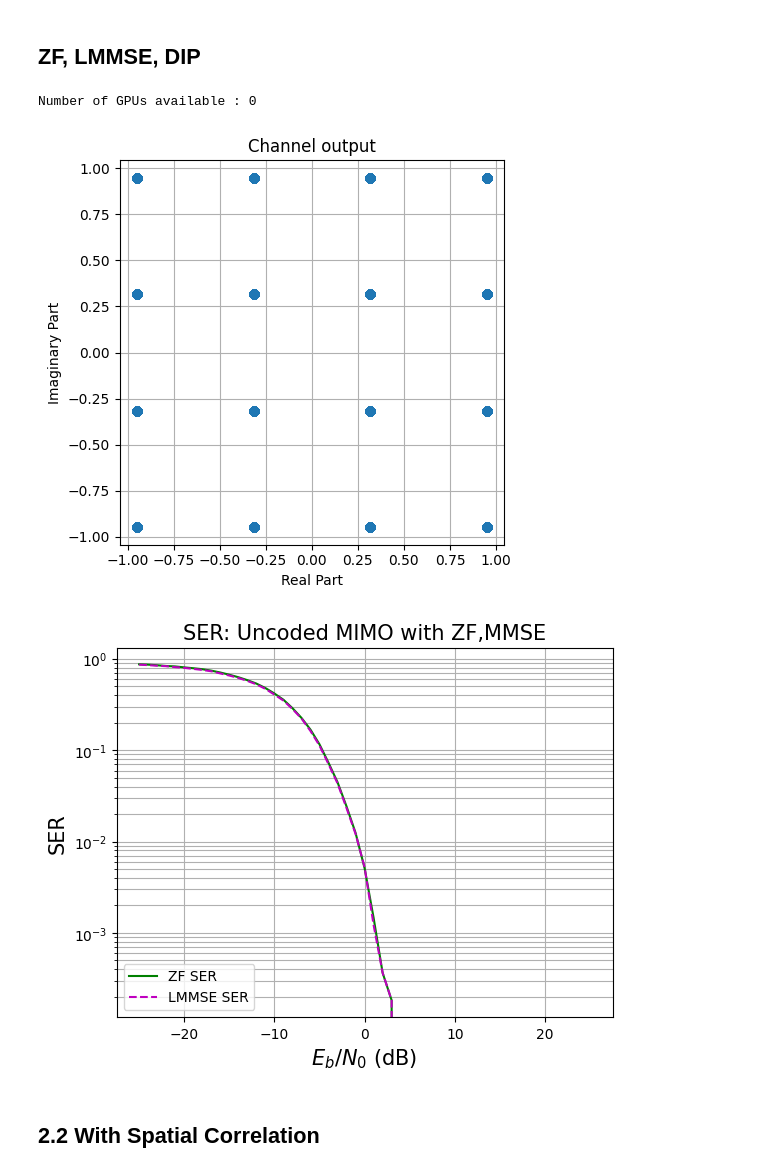
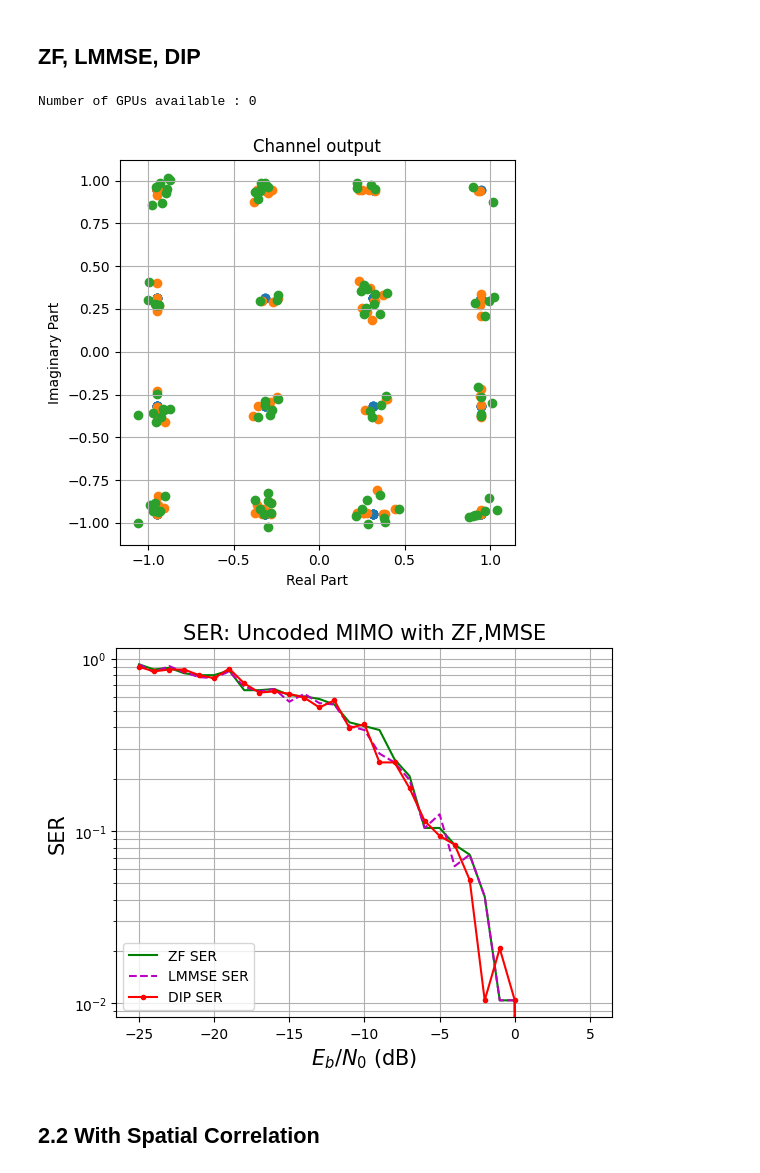
Before and after one commit to leeofaith/sionna, a Jupyter notebook: Jupyter Notebooks/MIMO.ipynb, the cells around one changed output. Cells and saved outputs as stored; diff of their text form; code cells hidden in the pictures.

```diff
--- a/Jupyter Notebooks/MIMO.ipynb
+++ b/Jupyter Notebooks/MIMO.ipynb
@@ -343,18 +343,19 @@ from sionna.utils.metrics import compute_ber
 from xyDIP import DeepImagePrior
 from complex2real import Complex2Real
 
-k = 512 # Block Length
+k = 512 # Block Length:512
 # no = 0.2 # Noise variance of the channel
-NUM_TX_ANT = 4 # Transmit Antennas
-NUM_RX_ANT = 16 # Receive Antennas
-NUM_BITS_PER_SYMBOL = 4 # 16 QAM
+NUM_TX_ANT = 4 # Transmit Antennas:4
+NUM_RX_ANT = 16 # Receive Antennas:16
+NUM_BITS_PER_SYMBOL = 4 # 16QAM
 BATCH_SIZE = 32 # Parallelly Processed Batches
 EBN0_DB_MIN = -25.0 # Minimum Eb/N0 [dB]:-25
-EBN0_DB_MAX = 25.0 # Maximum Eb/N0 [dB]
+EBN0_DB_MAX = 5.0 # Maximum Eb/N0 [dB]
 snrs = []
 bers = []
 sers_zf = []
 sers_lmmse = []
+sers_dip = []
 
 # Binary Source
 binary_source = sn.utils.BinarySource()
@@ -396,17 +397,19 @@ b = binary_source([BATCH_SIZE,NUM_TX_ANT,k])
 
 x = mapper(b)
 # print('x shape =',x.shape)
+# print('x =',x)
 
 shape = tf.shape(x)
 x_reshape = tf.reshape(x,[-1, NUM_TX_ANT])
 # print('x reshape =',x_reshape.shape)
+# print('x_reshape =',x_reshape)
 
 # Tx_Symbols = bits2symbol(b,NUM_BITS_PER_SYMBOL)
 # print('Tx_Symbols =',Tx_Symbols)
 
 
 
-for EBN0_DB in np.linspace(EBN0_DB_MIN,EBN0_DB_MAX,51):
+for EBN0_DB in np.linspace(EBN0_DB_MIN,EBN0_DB_MAX,31):
 
     snrs += [EBN0_DB]
 
@@ -428,19 +431,41 @@ for EBN0_DB in np.linspace(EBN0_DB_MIN,EBN0_DB_MAX,51):
 
     x_hat_zf, no_eff_zf = zf_equalizer(y, h, s)
     # print('x_hat_zf.shape =',x_hat_zf.shape)
+    # print('x_hat_zf =',x_hat_zf)
     x_hat_lmmse, no_eff_lmmse = lmmse_equalizer(y, h, s)
     # print('x_hat_lmmse.shape =',x_hat_lmmse.shape)
 
-    # X_inCH_real,H_real,Y_real = c2r.C2R(x_reshape,h,y)
+    X_inCH_real,H_real,Y_real = c2r.C2R(x_reshape,h,y)
+    # print('X_inCH_real =',X_inCH_real)
+    # print('max =',np.max(X_inCH_real))
+    # print('H_real =',H_real)
+    # print('Y_real =',Y_real)
 
-    # x_dip_ay,num_stop_point = dip.DIP(Y_real,H_real)
-    # # print('x_dip_ay.shape =',x_dip_ay.shape)
-    # # print('x_dip_ay =',x_dip_ay)
-    # # print('num_stop_point =',num_stop_point)
+    x_dip_ay,num_stop_point = dip.DIP(Y_real,H_real)
+    # print('x_dip_ay.shape =',x_dip_ay.shape)
+    # print('x_dip =',x_dip_ay)
+    # print('num_stop_point =',num_stop_point)
+    x_dip_ay_real_part,x_dip_ay_imag_part = tf.split(x_dip_ay, num_or_size_splits=2, axis=2)
+    # print('sum_real =',sum_real)
+    # print('sum_imag =',sum_imag)
+    x_hat_dip = tf.squeeze(tf.squeeze(tf.complex(x_dip_ay_real_part,x_dip_ay_imag_part),axis=-1),axis=-1)
+    # print('x_hat_dip =',x_hat_dip)
+
+    # x_dip_real_part,x_dip_imag_part = tf.split(x_dip_ay, num_or_size_splits=2, axis=2)
+    # # print('sum_real =',x_dip_real_part)
+    # # print('sum_imag =',x_dip_imag_part)
+    # x_dip = tf.squeeze(tf.squeeze(tf.complex(x_dip_real_part,x_dip_imag_part),axis=-1),axis=-1)
+    # print('x_dip_real =',x_dip)
+
+    # x_dip_real = tf.squeeze(x_dip_ay,axis=-1)
+    # print('x_dip_real.shape =',x_dip_real.shape)
+    # print('x_dip_real =',x_dip_real)
 
     x_hat_zf = tf.reshape(x_hat_zf, shape)
     # print('x_hat_zf.shape =',x_hat_zf.shape)
     x_hat_lmmse = tf.reshape(x_hat_lmmse, shape)
+    # print('x_hat_lmmse.shape =',x_hat_lmmse.shape)
+    x_hat_dip = tf.reshape(x_hat_dip, shape)
     # print('x_hat_lmmse.shape =',x_hat_lmmse.shape)
 
     no_eff_zf = tf.reshape(no_eff_zf, shape)
@@ -454,11 +479,15 @@ for EBN0_DB in np.linspace(EBN0_DB_MIN,EBN0_DB_MAX,51):
     # print('x_ind_hat_zf =',x_ind_hat_zf)
     x_ind_hat_lmmse = symbol_demapper([x_hat_lmmse, no])
     # print('x_ind_hat_lmmse.shape =',x_ind_hat_lmmse.shape)
+    x_ind_hat_dip = symbol_demapper([tf.cast(x_hat_dip, dtype=tf.complex64), no])
+    # print('x_ind_hat_lmmse.shape =',x_ind_hat_lmmse.shape)
 
     ser_zf = compute_ser(x_ind, x_ind_hat_zf)
     ser_lmmse = compute_ser(x_ind, x_ind_hat_lmmse)
+    ser_dip = compute_ser(x_ind, x_ind_hat_dip)
     sers_zf += [ser_zf]
     sers_lmmse += [ser_lmmse]
+    sers_dip += [ser_dip]
 
 # print(snrs)
 # print(sers_zf)
@@ -472,6 +501,8 @@ plt.title('Channel output')
 plt.xlabel('Real Part')
 plt.ylabel('Imaginary Part')
 plt.scatter(tf.math.real(x), tf.math.imag(x))
+plt.scatter(tf.math.real(x_hat_dip), tf.math.imag(x_hat_dip))
+plt.scatter(tf.math.real(x_hat_zf), tf.math.imag(x_hat_zf))
 plt.tight_layout()
 
 plt.figure(2)
@@ -481,35 +512,36 @@ ylabel = "SER"
 plt.title(title, fontsize=15)
 plt.xticks(fontsize=10)
 plt.yticks(fontsize=10)
 plt.xlabel(xlabel, fontsize=15)
 plt.ylabel(ylabel, fontsize=15)
 plt.grid(which="both")
 # plt.semilogy(snrs, bers, 'b', label='Uncoding BER')
 plt.semilogy(snrs, sers_zf, 'g', label='ZF SER')
 # plt.semilogy(snrs, bers_LDPC, 'r--', label='LDPC BER')
 plt.semilogy(snrs, sers_lmmse, 'm--', label='LMMSE SER')
+plt.semilogy(snrs, sers_dip, 'r.-', label='DIP SER')
 plt.legend(loc='lower left', fontsize=10)
 plt.show()
 
 # plt.figure(figsize=(7,7))
 # plt.axes().set_aspect(1)
 # plt.grid(True)
 # plt.title('Channel output')
 # plt.xlabel('Real Part')
 # plt.ylabel('Imaginary Part')
 # plt.subplot(2,1,1)
 # plt.scatter(np.real(x_hat_zf), np.imag(x_hat_zf))
 # plt.scatter(np.real(x), np.imag(x))
 # plt.subplot(2,1,2)
 # plt.scatter(np.real(x_hat_lmmse), np.imag(x_hat_lmmse))
 # plt.scatter(np.real(x), np.imag(x))
 # # plt.subplot(3,1,3)
 # # plt.scatter(tf.math.real(y_3), tf.math.imag(y_3))
 # plt.tight_layout()
 # %% [output]
 Number of GPUs available : 0
-[figure, old version]
+[figure, new version]
-[figure, old version]
+[figure, new version]
 # %% [markdown]
 ## 2.2 With Spatial Correlation
 # %% [markdown]
```
Also changed, not shown: 3 other files.
